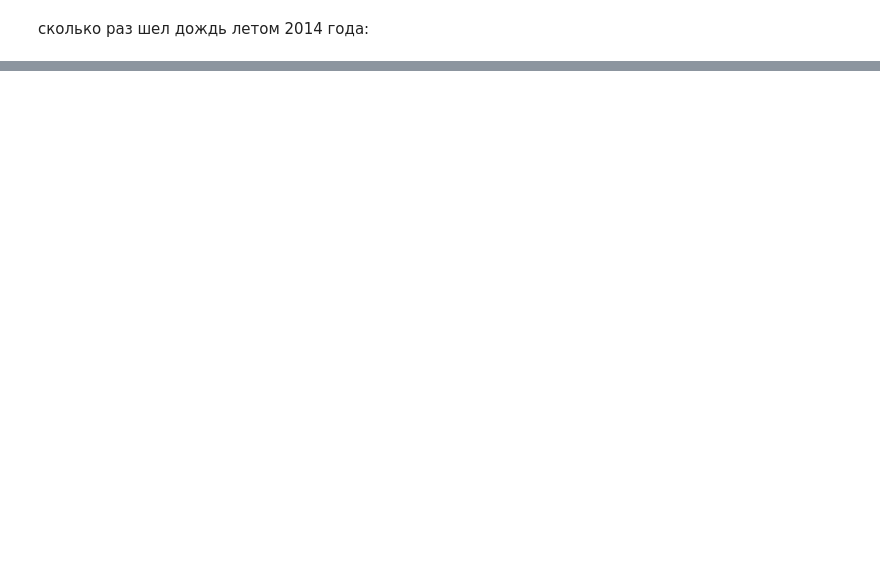
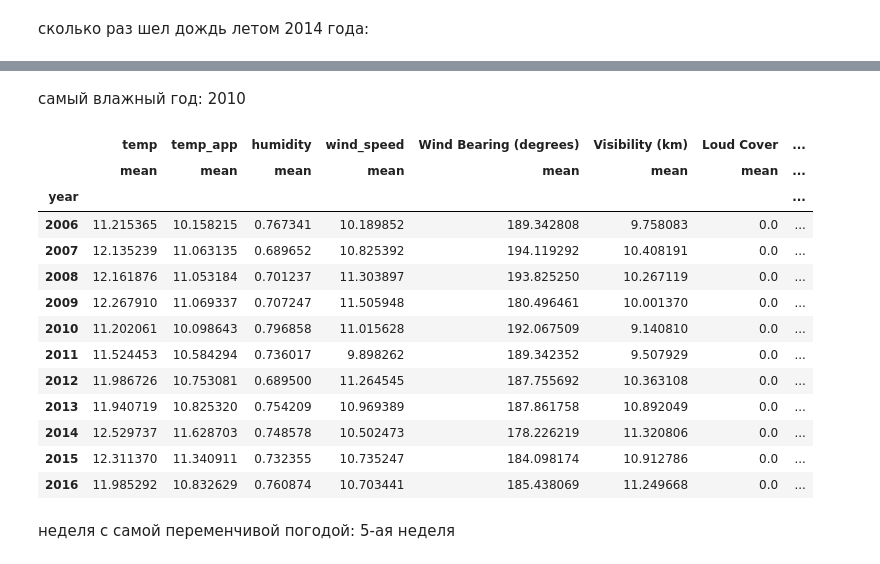
Before and after one commit to Yan-Weijia/ML, a Jupyter notebook: HW01/HW01.ipynb, the cells around one changed output, grey strips where cells are left out. Drawn from its saved outputs; the diff is of its cells as text; code cells hidden in the pictures; blank space fills up the shorter version.

```diff
--- a/HW01/HW01.ipynb
+++ b/HW01/HW01.ipynb
@@ -159,0 +88,21 @@ array([2006, 2005, 2010, 2007, 2008, 2009, 2011, 2012, 2013, 2014, 2015,
+# %% [markdown]
+самый влажный год: 2010
+# %%
+weather_hist.groupby('year').agg(['mean'])
+# %% [output]
+|  | temp | temp_app | humidity | wind_speed | Wind Bearing (degrees) | Visibility (km) | Loud Cover | ... |
+|  | mean | mean | mean | mean | mean | mean | mean | ... |
+| year |  |  |  |  |  |  |  | ... |
+| 2006 | 11.215365 | 10.158215 | 0.767341 | 10.189852 | 189.342808 | 9.758083 | 0.0 | ... |
+| 2007 | 12.135239 | 11.063135 | 0.689652 | 10.825392 | 194.119292 | 10.408191 | 0.0 | ... |
+| 2008 | 12.161876 | 11.053184 | 0.701237 | 11.303897 | 193.825250 | 10.267119 | 0.0 | ... |
+| 2009 | 12.267910 | 11.069337 | 0.707247 | 11.505948 | 180.496461 | 10.001370 | 0.0 | ... |
+| 2010 | 11.202061 | 10.098643 | 0.796858 | 11.015628 | 192.067509 | 9.140810 | 0.0 | ... |
+| 2011 | 11.524453 | 10.584294 | 0.736017 | 9.898262 | 189.342352 | 9.507929 | 0.0 | ... |
+| 2012 | 11.986726 | 10.753081 | 0.689500 | 11.264545 | 187.755692 | 10.363108 | 0.0 | ... |
+| 2013 | 11.940719 | 10.825320 | 0.754209 | 10.969389 | 187.861758 | 10.892049 | 0.0 | ... |
+| 2014 | 12.529737 | 11.628703 | 0.748578 | 10.502473 | 178.226219 | 11.320806 | 0.0 | ... |
+| 2015 | 12.311370 | 11.340911 | 0.732355 | 10.735247 | 184.098174 | 10.912786 | 0.0 | ... |
+| 2016 | 11.985292 | 10.832629 | 0.760874 | 10.703441 | 185.438069 | 11.249668 | 0.0 | ... |
+# %% [markdown]
+неделя с самой переменчивой погодой: 5-ая неделя
```
Also changed, not shown: parts of 84 cells of this notebook.
